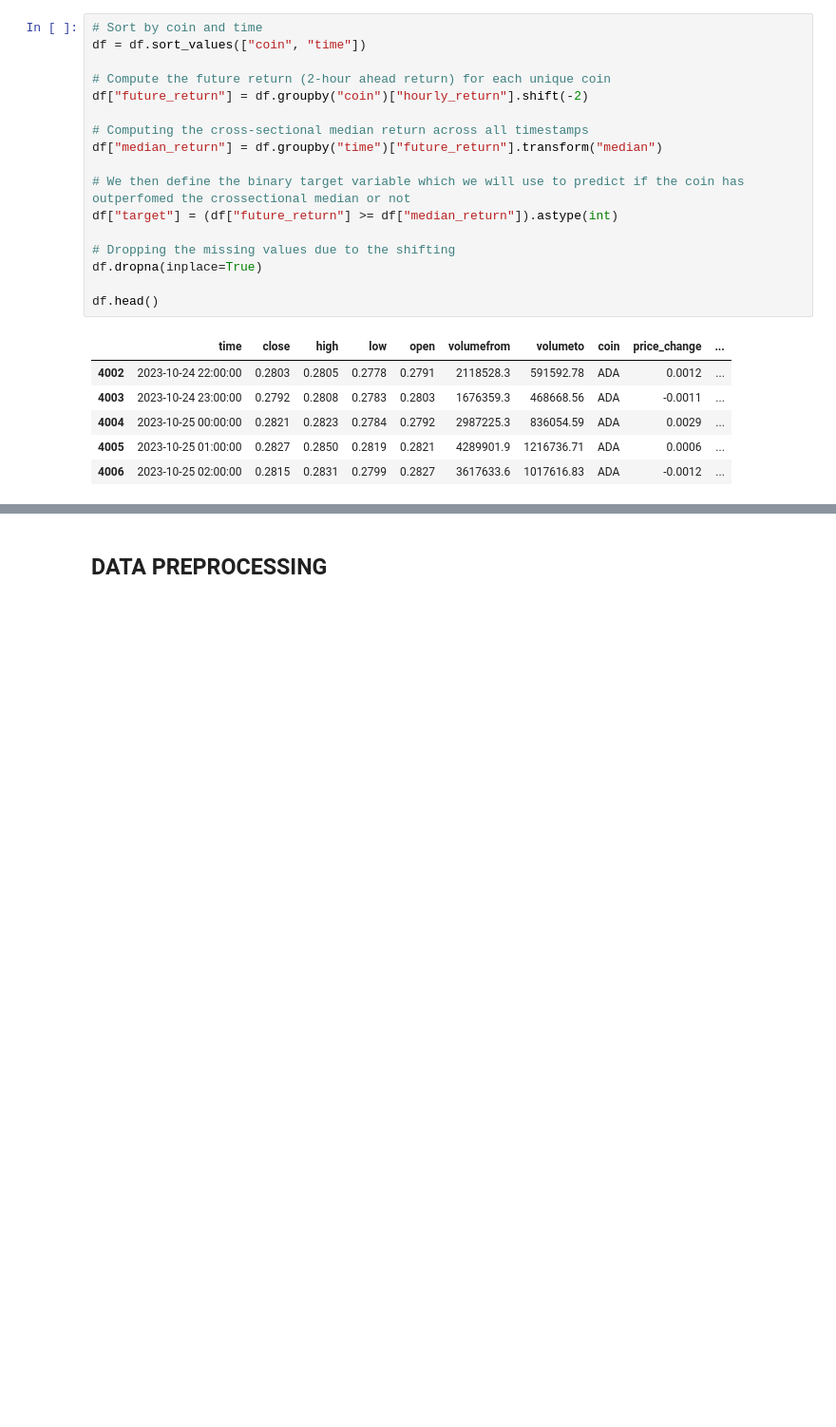
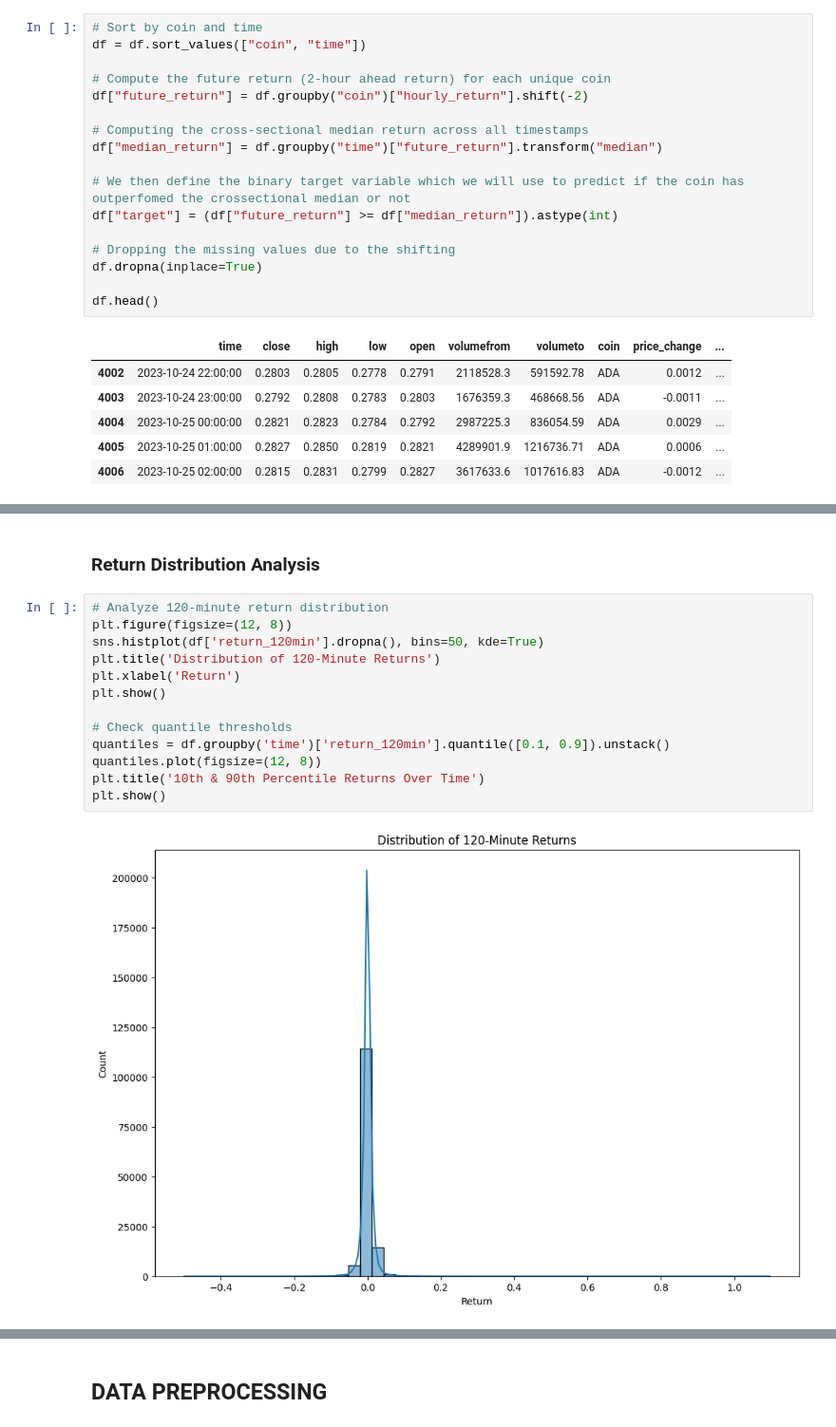
Before and after one commit to Philipmwasi/Statistical-Arbitrage, a Jupyter notebook: notebook.ipynb, the cells around one changed output, grey strips where cells are left out. Shown at 95% size. Saved outputs shown, nothing was run; the diff lists cells and outputs as text; blank space fills up the shorter version.

```diff
--- a/notebook.ipynb
+++ b/notebook.ipynb
@@ -310,0 +383,17 @@ df.head()
+# %% [markdown]
+### Return Distribution Analysis
+# %%
+# Analyze 120-minute return distribution
+plt.figure(figsize=(12, 8))
+sns.histplot(df['return_120min'].dropna(), bins=50, kde=True)
+plt.title('Distribution of 120-Minute Returns')
+plt.xlabel('Return')
+plt.show()
+
+# Check quantile thresholds
+quantiles = df.groupby('time')['return_120min'].quantile([0.1, 0.9]).unstack()
+quantiles.plot(figsize=(12, 8))
+plt.title('10th & 90th Percentile Returns Over Time')
+plt.show()
+# %% [output]
+[figure, added]
```
Also changed, not shown: parts of 17 cells of this notebook.
